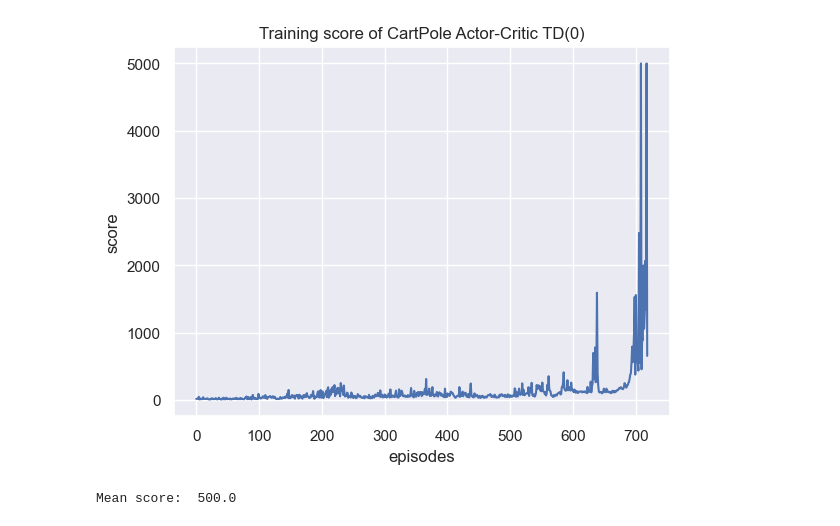
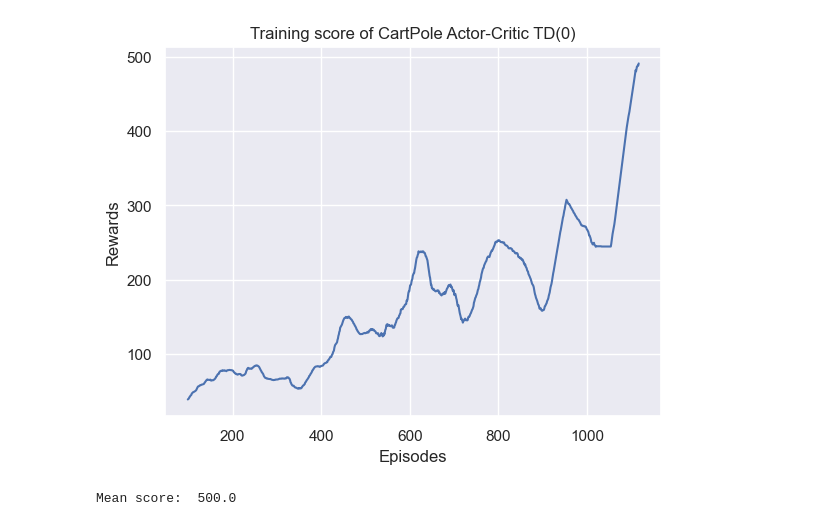
Before and after one commit to JvThunder/RL-learning, a Jupyter notebook: classic-control/cartpole - ActorCritic (TD0).ipynb, the cells around one changed output. Saved outputs shown, nothing was run; the diff lists cells and outputs as text; code cells hidden in the pictures.

```diff
--- a/classic-control/cartpole - ActorCritic (TD0).ipynb
+++ b/classic-control/cartpole - ActorCritic (TD0).ipynb
@@ -20,13 +20,14 @@ import seaborn as sns
 import numpy as np
 # %%
 NUM_EPISODES = 10000
-MAX_STEPS = 5000
+MAX_STEPS = 500
 SOLVED_SCORE = 490
 
 GAMMA = 0.99
-HIDDEN_UNITS = 128
+HIDDEN_UNITS = 256
 LR_ACTOR = 0.0005
 LR_CRITIC = 0.0005
 
 #device to run model on
 DEVICE = "cuda" if torch.cuda.is_available() else "cpu"
+print(DEVICE)
@@ -125,7 +128,7 @@ for episode in tqdm.trange(NUM_EPISODES):
             new_state_val = torch.tensor([0]).float().unsqueeze(0).to(DEVICE)
 
         #calculate value function loss with MSE
-        val_loss = F.mse_loss(reward + GAMMA * new_state_val, state_val)
+        val_loss = F.smooth_l1_loss(reward + GAMMA * new_state_val, state_val)
         val_loss *= I
 
         #calculate policy loss
@@ -173,13 +180,14 @@ Episode 700     Average Score: 249.46
 # %%
 sns.set()
-
-plt.plot(scores)
-plt.ylabel('score')
-plt.xlabel('episodes')
+scores_series = pd.Series(scores)
+rolling_average = scores_series.rolling(window=100).mean()
+plt.plot(rolling_average)
+plt.ylabel('Rewards')
+plt.xlabel('Episodes')
 plt.title('Training score of CartPole Actor-Critic TD(0)')
 plt.show()
 # %% [output]
-[figure, old version]
+[figure, new version]
 # %%
 done = False
 state = env.reset()
```
Also changed, not shown: parts of 4 cells of this notebook, 1 other file.
